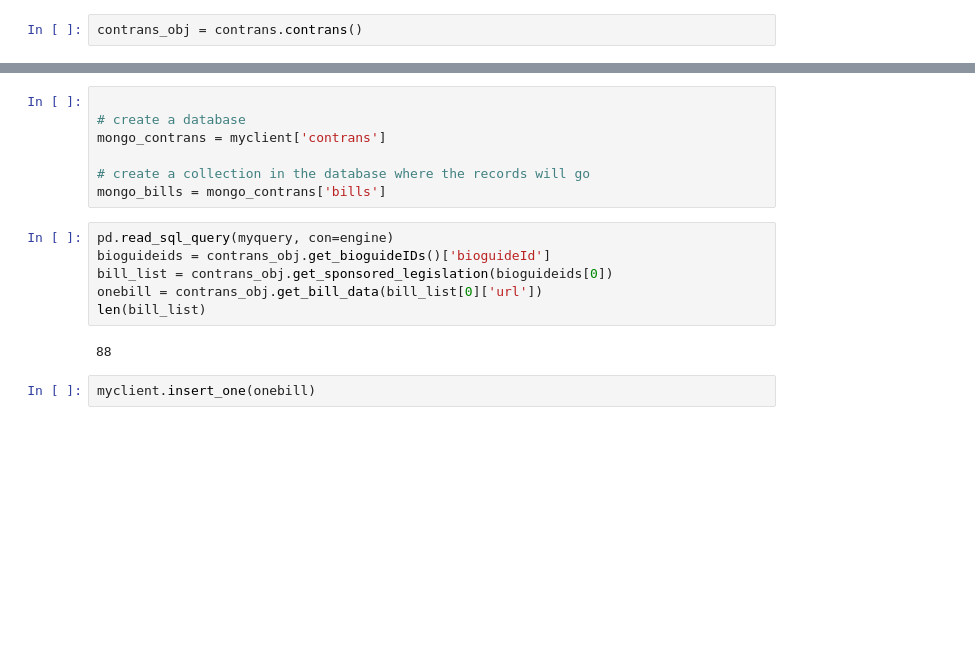
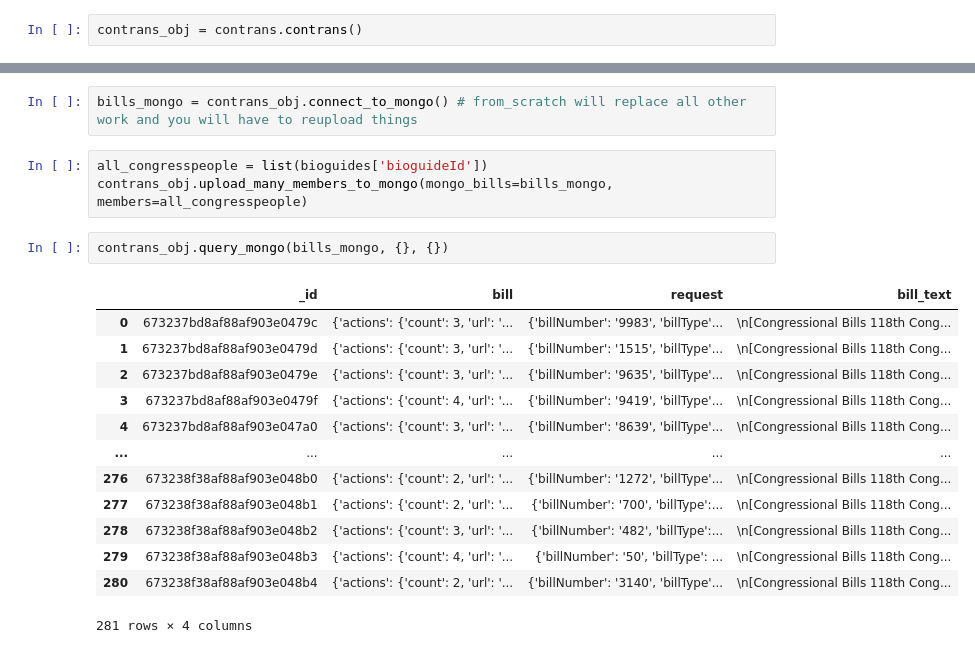
Before and after one commit to j-miskill/contrans, a Jupyter notebook: sandbox.ipynb, the cells around one changed output, grey strips where cells are left out. Cells and saved outputs as stored; diff of their text form; blank space fills up the shorter version.

```diff
--- a/sandbox.ipynb
+++ b/sandbox.ipynb
@@ -292,17 +26,21 @@ myclient = pymongo.MongoClient(f"mongodb://{mongo_user}:{mongo_pw}@localhost:270
-# %%
-
-# create a database
-mongo_contrans = myclient['contrans']
-
-# create a collection in the database where the records will go
-mongo_bills = mongo_contrans['bills']
-# %%
-pd.read_sql_query(myquery, con=engine)
-bioguideids = contrans_obj.get_bioguideIDs()['bioguideId']
-bill_list = contrans_obj.get_sponsored_legislation(bioguideids[0])
-onebill = contrans_obj.get_bill_data(bill_list[0]['url'])
-len(bill_list)
-# %% [output]
-88
-# %%
-myclient.insert_one(onebill)
+# %%
+bills_mongo = contrans_obj.connect_to_mongo() # from_scratch will replace all other work and you will have to reupload things
+# %%
+all_congresspeople = list(bioguides['bioguideId'])
+contrans_obj.upload_many_members_to_mongo(mongo_bills=bills_mongo, members=all_congresspeople)
+# %%
+contrans_obj.query_mongo(bills_mongo, {}, {})
+# %% [output]
+|  | _id | bill | request | bill_text |
+| 0 | 673237bd8af88af903e0479c | {'actions': {'count': 3, 'url': '... | {'billNumber': '9983', 'billType'... | \n[Congressional Bills 118th Cong... |
+| 1 | 673237bd8af88af903e0479d | {'actions': {'count': 3, 'url': '... | {'billNumber': '1515', 'billType'... | \n[Congressional Bills 118th Cong... |
+| 2 | 673237bd8af88af903e0479e | {'actions': {'count': 3, 'url': '... | {'billNumber': '9635', 'billType'... | \n[Congressional Bills 118th Cong... |
+| 3 | 673237bd8af88af903e0479f | {'actions': {'count': 4, 'url': '... | {'billNumber': '9419', 'billType'... | \n[Congressional Bills 118th Cong... |
+| 4 | 673237bd8af88af903e047a0 | {'actions': {'count': 3, 'url': '... | {'billNumber': '8639', 'billType'... | \n[Congressional Bills 118th Cong... |
+| ... | ... | ... | ... | ... |
+| 276 | 673238f38af88af903e048b0 | {'actions': {'count': 2, 'url': '... | {'billNumber': '1272', 'billType'... | \n[Congressional Bills 118th Cong... |
+| 277 | 673238f38af88af903e048b1 | {'actions': {'count': 2, 'url': '... | {'billNumber': '700', 'billType':... | \n[Congressional Bills 118th Cong... |
+| 278 | 673238f38af88af903e048b2 | {'actions': {'count': 3, 'url': '... | {'billNumber': '482', 'billType':... | \n[Congressional Bills 118th Cong... |
+| 279 | 673238f38af88af903e048b3 | {'actions': {'count': 4, 'url': '... | {'billNumber': '50', 'billType': ... | \n[Congressional Bills 118th Cong... |
+| 280 | 673238f38af88af903e048b4 | {'actions': {'count': 2, 'url': '... | {'billNumber': '3140', 'billType'... | \n[Congressional Bills 118th Cong... |
+281 rows × 4 columns
```
Also changed, not shown: parts of 23 cells of this notebook, 2 other files.
